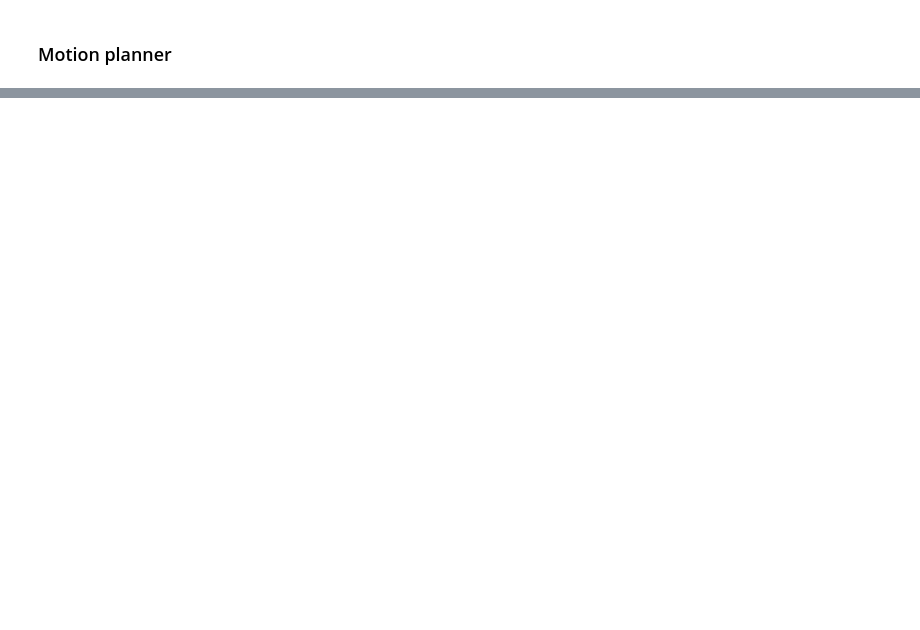
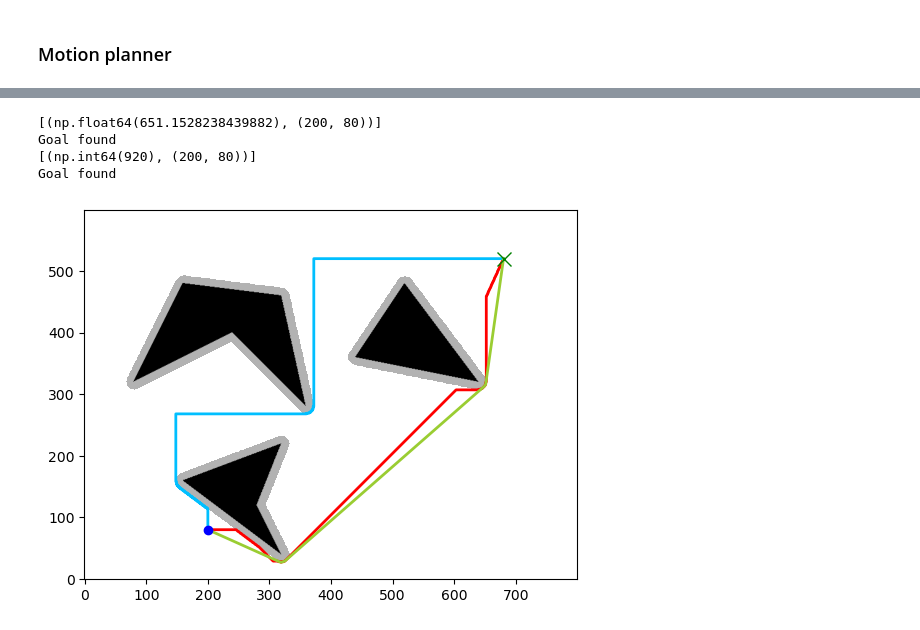
Before and after one commit to MariHGU/Robotics, a Jupyter notebook: homework4/task4.ipynb, the cells around one changed output, grey strips where cells are left out. Drawn from its saved outputs; the diff is of its cells as text; code cells hidden in the pictures; blank space fills up the shorter version.

```diff
--- a/homework4/task4.ipynb
+++ b/homework4/task4.ipynb
@@ -177,0 +254,25 @@ plt.show()
+# %%
+path_8 = aStarSearch(grid_inflated, (int(x_start), int(y_start)), (int(x_goal), int(y_goal)), connectivity=8)
+path_8 = np.array(path_8)
+path_4 = aStarSearch(grid_inflated, (int(x_start), int(y_start)), (int(x_goal), int(y_goal)), connectivity=4)
+path_4 = np.array(path_4)
+
+smooth = smooth_path(grid=grid_inflated, path=path_8)
+smooth = np.array(smooth)
+
+plt.imshow(grid, cmap='Greys', origin='lower')
+#plt.imshow(buffer_only, cmap='grey', vmin=0, vmax=1,origin='lower', alpha=0.5)
+plt.contourf(buffer_only, levels=[0.5, 1.5], colors=['none', 'red'], alpha=0.3, origin='lower')
+plt.plot(path_8[:,0], path_8[:,1], color='red', linewidth=2, label='8-connectivity')
+plt.plot(path_4[:,0], path_4[:, 1], color='deepskyblue', linewidth=2, label='4-connectivity')
+plt.plot(smooth[:,0], smooth[:, 1], color='yellowgreen', linewidth=2, label='smoothened path')
+plt.plot(x_start, y_start, "bo", label="Start")
+plt.plot(x_goal, y_goal, "gx", markersize=10, label="Goal")
+#plt.legend()
+plt.show()
+# %% [output]
+[(np.float64(651.1528238439882), (200, 80))]
+Goal found
+[(np.int64(920), (200, 80))]
+Goal found
+[figure, added]
```
Also changed, not shown: parts of 10 cells of this notebook, 4 other files.
